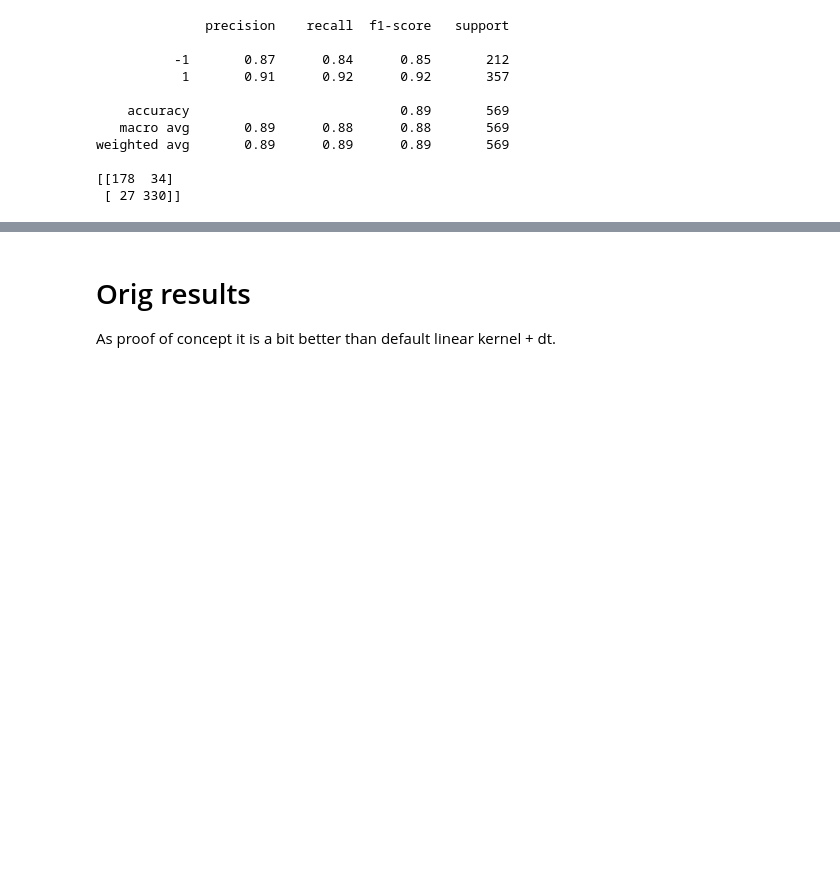
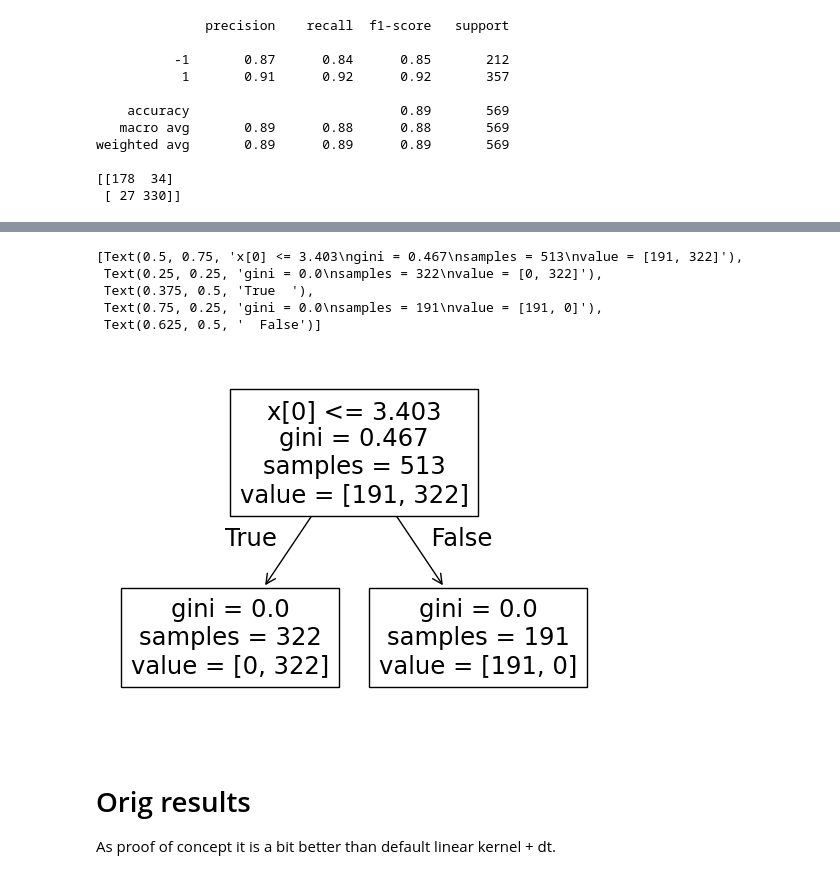
Before and after one commit to kbogas/MobyDicks, a Jupyter notebook: Features/Singed_Distance.ipynb, the cells around one changed output, grey strips where cells are left out. Drawn from its saved outputs; the diff is of its cells as text; code cells hidden in the pictures; blank space fills up the shorter version.

```diff
--- a/Features/Singed_Distance.ipynb
+++ b/Features/Singed_Distance.ipynb
@@ -45,7 +45,7 @@ from sklearn.metrics import classification_report, confusion_matrix
 
 kernel = 'linear'
 
-clf = DecisionTreeClassifier(random_state=random_state) # RandomForestClassifier(random_state=random_state)#
+clf = RandomForestClassifier(random_state=random_state)# DecisionTreeClassifier(random_state=random_state)
 
 y_pred_all = []
 y_true_all = []
@@ -138,3 +433,13 @@ weighted avg       0.89      0.89      0.89       569
+# %%
+from sklearn.tree import plot_tree
+plot_tree(cur_clf)
+# %% [output]
+[Text(0.5, 0.75, 'x[0] <= 3.403\ngini = 0.467\nsamples = 513\nvalue = [191, 322]'),
+ Text(0.25, 0.25, 'gini = 0.0\nsamples = 322\nvalue = [0, 322]'),
+ Text(0.375, 0.5, 'True  '),
+ Text(0.75, 0.25, 'gini = 0.0\nsamples = 191\nvalue = [191, 0]'),
+ Text(0.625, 0.5, '  False')]
+[figure, added]
 # %% [markdown]
 # Orig results
 
```
Also changed, not shown: parts of 22 cells of this notebook, 1 other file.
